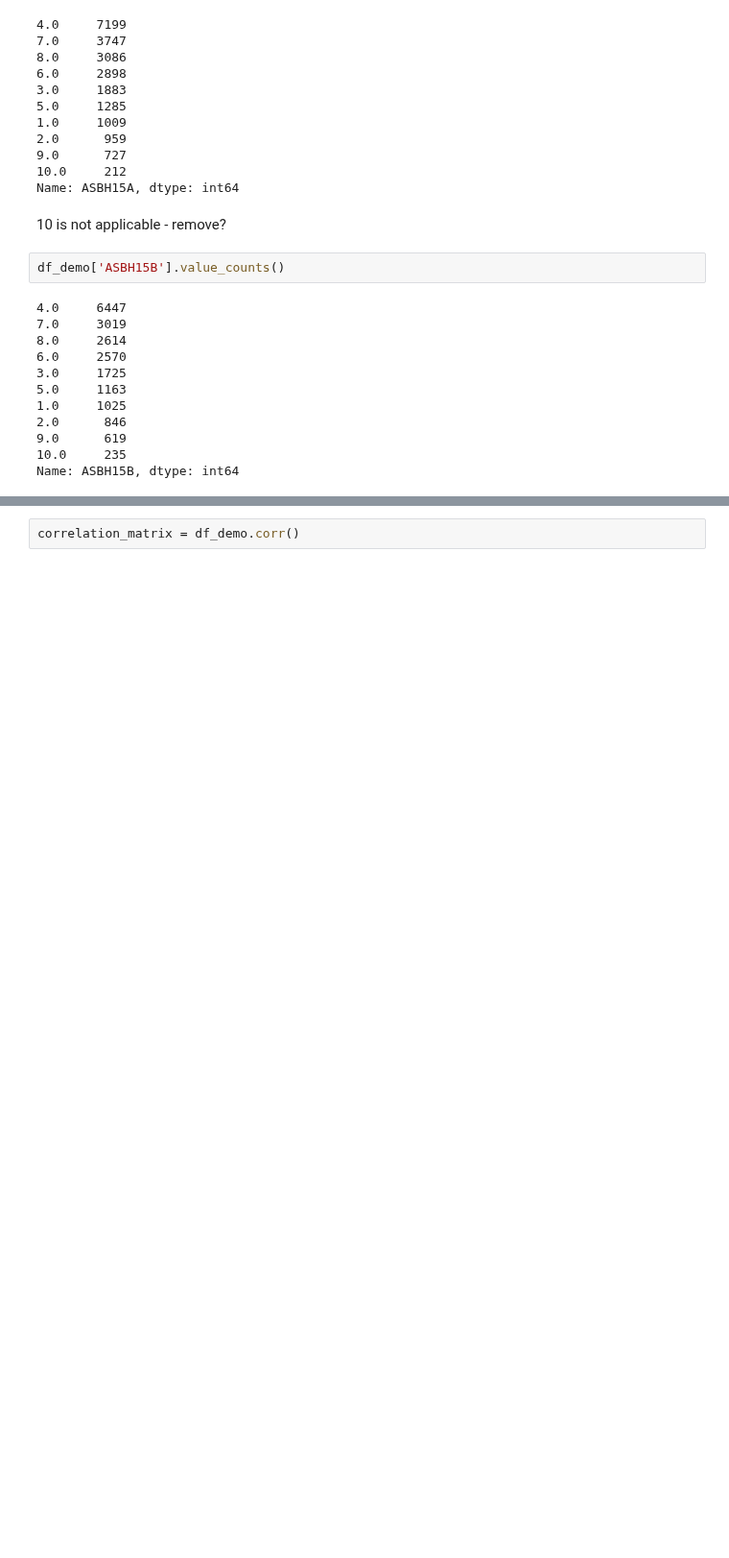
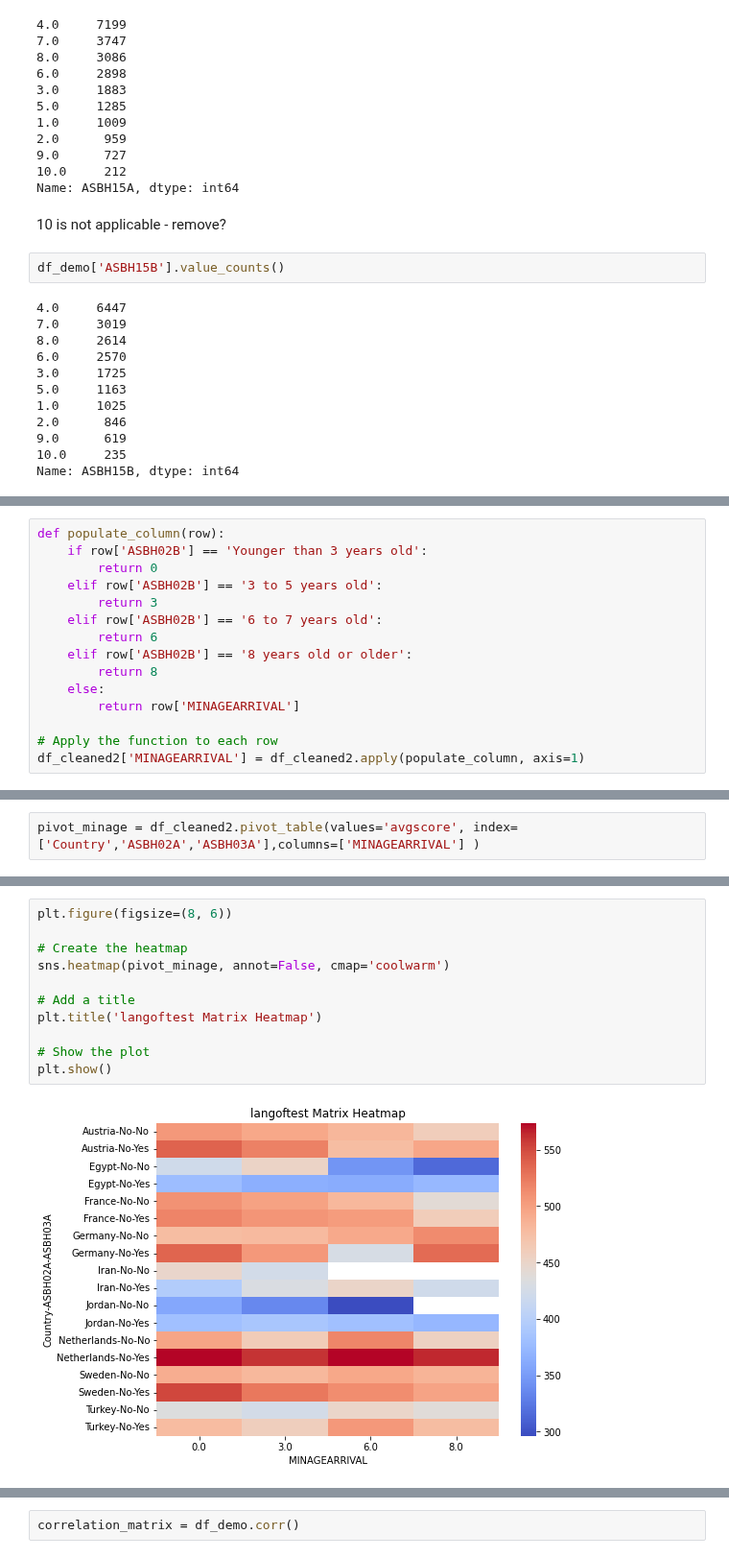
Before and after one commit to SophieESpencer/Comparison, a Jupyter notebook: 4.22 Analysis - explore correlations.ipynb, the cells around one changed output, grey strips where cells are left out. Shown at 96% size. Drawn from its saved outputs; the diff is of its cells as text; blank space fills up the shorter version.

```diff
--- a/4.22 Analysis - explore correlations.ipynb
+++ b/4.22 Analysis - explore correlations.ipynb
@@ -199,0 +298,15 @@ pivot = df_demo.pivot_table(values='avgscore', index=['Country','ASBH02A'],colum
+# %%
+def populate_column(row):
+    if row['ASBH02B'] == 'Younger than 3 years old':
+        return 0
+    elif row['ASBH02B'] == '3 to 5 years old':
+        return 3
+    elif row['ASBH02B'] == '6 to 7 years old':
+        return 6
+    elif row['ASBH02B'] == '8 years old or older':
+        return 8
+    else:
+        return row['MINAGEARRIVAL']
+
+# Apply the function to each row
+df_cleaned2['MINAGEARRIVAL'] = df_cleaned2.apply(populate_column, axis=1)
@@ -199,0 +321,2 @@ pivot = df_demo.pivot_table(values='avgscore', index=['Country','ASBH02A'],colum
+# %%
+pivot_minage = df_cleaned2.pivot_table(values='avgscore', index=['Country','ASBH02A','ASBH03A'],columns=['MINAGEARRIVAL'] )
@@ -199,0 +344,13 @@ pivot = df_demo.pivot_table(values='avgscore', index=['Country','ASBH02A'],colum
+# %%
+plt.figure(figsize=(8, 6))
+
+# Create the heatmap
+sns.heatmap(pivot_minage, annot=False, cmap='coolwarm')
+
+# Add a title
+plt.title('langoftest Matrix Heatmap')
+
+# Show the plot
+plt.show()
+# %% [output]
+[figure, added]
```
Also changed, not shown: parts of 41 cells of this notebook, 1 other file.
